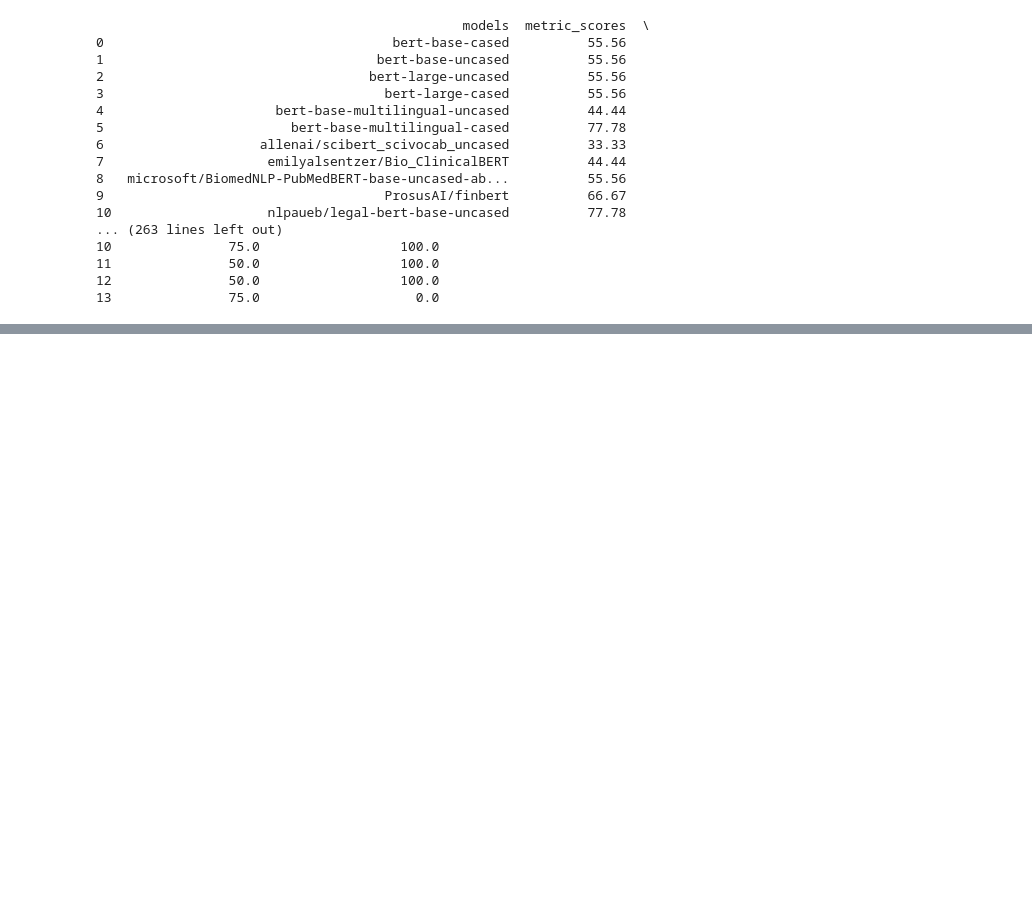
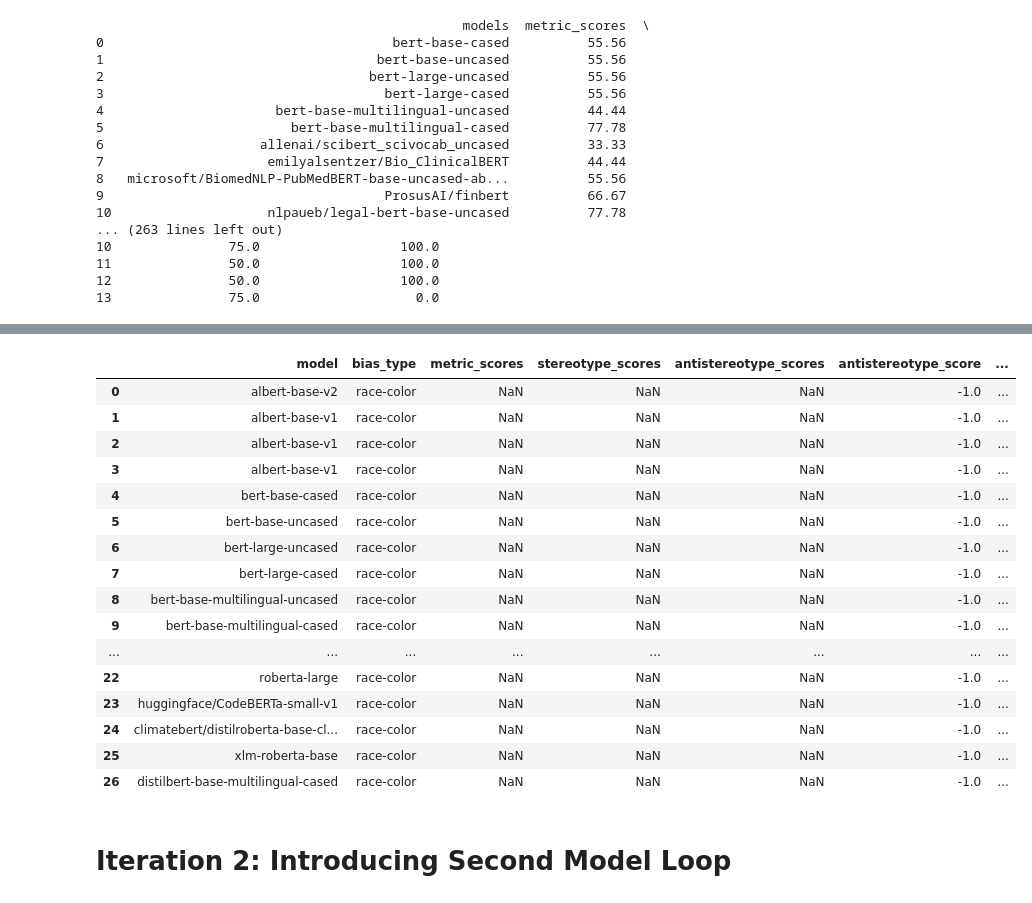
Before and after one commit to laramurphyyx/Visualisation-Tool-for-Social-Bias-in-NLP-Models, a Jupyter notebook: Evaluating All Possible Models Pt 3.ipynb, the cells around one changed output, grey strips where cells are left out. Saved outputs shown, nothing was run; the diff lists cells and outputs as text; code cells hidden in the pictures; blank space fills up the shorter version.

```diff
--- a/Evaluating All Possible Models Pt 3.ipynb
+++ b/Evaluating All Possible Models Pt 3.ipynb
@@ -96,8 +98,6 @@ dataframe_dictionary_age = empty_dataframe_dictionary
 dataframe_dictionary_sexualorientation = empty_dataframe_dictionary
 dataframe_dictionary_physicalappearance = empty_dataframe_dictionary
 dataframe_dictionary_disability = empty_dataframe_dictionary
-# %%
-dataframe_dictionary_race['models'] = dataframe_dictionary_race['models'][1:]
 # %%
 pd.DataFrame(dataframe_dictionary_race)
 # %% [output]
@@ -524,0 +782,10 @@ import sentencepiece
+# %%
+empty_data = {
+    'model' : [],
+    'bias_type': [],
+    'metric_score' : [],
+    'stereotype_score' : [],
+    'antistereotype_score' : []
+}
+
+social_bias_dataframe = pd.DataFrame(empty_data)
@@ -524,0 +928,22 @@ import sentencepiece
+# %%
+social_bias_dataframe
+# %% [output]
+|  | model | bias_type | metric_scores | stereotype_scores | antistereotype_scores | antistereotype_score | ... |
+| 0 | albert-base-v2 | race-color | NaN | NaN | NaN | -1.0 | ... |
+| 1 | albert-base-v1 | race-color | NaN | NaN | NaN | -1.0 | ... |
+| 2 | albert-base-v1 | race-color | NaN | NaN | NaN | -1.0 | ... |
+| 3 | albert-base-v1 | race-color | NaN | NaN | NaN | -1.0 | ... |
+| 4 | bert-base-cased | race-color | NaN | NaN | NaN | -1.0 | ... |
+| 5 | bert-base-uncased | race-color | NaN | NaN | NaN | -1.0 | ... |
+| 6 | bert-large-uncased | race-color | NaN | NaN | NaN | -1.0 | ... |
+| 7 | bert-large-cased | race-color | NaN | NaN | NaN | -1.0 | ... |
+| 8 | bert-base-multilingual-uncased | race-color | NaN | NaN | NaN | -1.0 | ... |
+| 9 | bert-base-multilingual-cased | race-color | NaN | NaN | NaN | -1.0 | ... |
+| ... | ... | ... | ... | ... | ... | ... | ... |
+| 22 | roberta-large | race-color | NaN | NaN | NaN | -1.0 | ... |
+| 23 | huggingface/CodeBERTa-small-v1 | race-color | NaN | NaN | NaN | -1.0 | ... |
+| 24 | climatebert/distilroberta-base-cl... | race-color | NaN | NaN | NaN | -1.0 | ... |
+| 25 | xlm-roberta-base | race-color | NaN | NaN | NaN | -1.0 | ... |
+| 26 | distilbert-base-multilingual-cased | race-color | NaN | NaN | NaN | -1.0 | ... |
+# %% [markdown]
+# Iteration 2: Introducing Second Model Loop
```
Also changed, not shown: parts of 25 cells of this notebook, 2 other files.
